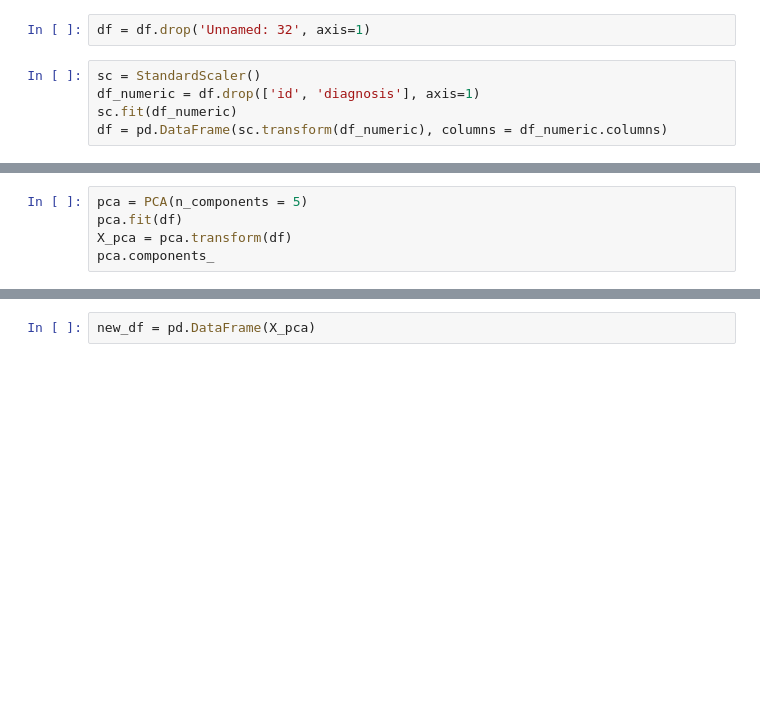
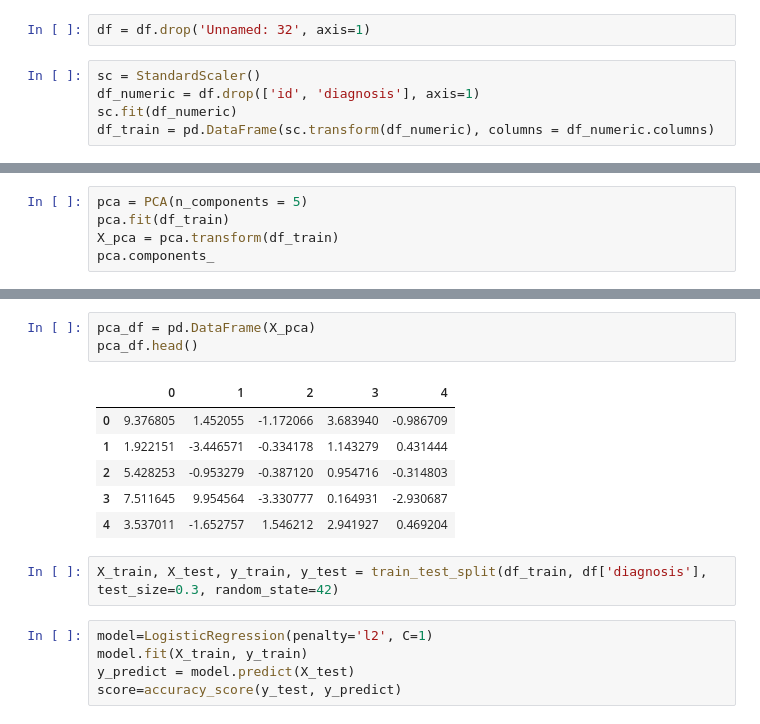
Before and after one commit to leandrocado/data-science, a Jupyter notebook: kdd-04/Task.ipynb, the cells around one changed output, grey strips where cells are left out. Drawn from its saved outputs; the diff is of its cells as text; blank space fills up the shorter version.

```diff
--- a/kdd-04/Task.ipynb
+++ b/kdd-04/Task.ipynb
@@ -57,4 +62,4 @@ df = df.drop('Unnamed: 32', axis=1)
 sc = StandardScaler()
 df_numeric = df.drop(['id', 'diagnosis'], axis=1)
 sc.fit(df_numeric)
-df = pd.DataFrame(sc.transform(df_numeric), columns = df_numeric.columns)
+df_train = pd.DataFrame(sc.transform(df_numeric), columns = df_numeric.columns)
@@ -77,7 +66,7 @@ df
 # %%
 pca = PCA(n_components = 5)
-pca.fit(df)
-X_pca = pca.transform(df)
+pca.fit(df_train)
+X_pca = pca.transform(df_train)
 pca.components_
 # %% [output]
 array([[ 1.38952903e-01,  1.04784881e-01,  2.25713744e-01,
@@ -100,2 +89,17 @@ array([[ 1.38952903e-01,  1.04784881e-01,  2.25713744e-01,
 # %%
-new_df = pd.DataFrame(X_pca)
+pca_df = pd.DataFrame(X_pca)
+pca_df.head()
+# %% [output]
+|  | 0 | 1 | 2 | 3 | 4 |
+| 0 | 9.376805 | 1.452055 | -1.172066 | 3.683940 | -0.986709 |
+| 1 | 1.922151 | -3.446571 | -0.334178 | 1.143279 | 0.431444 |
+| 2 | 5.428253 | -0.953279 | -0.387120 | 0.954716 | -0.314803 |
+| 3 | 7.511645 | 9.954564 | -3.330777 | 0.164931 | -2.930687 |
+| 4 | 3.537011 | -1.652757 | 1.546212 | 2.941927 | 0.469204 |
+# %%
+X_train, X_test, y_train, y_test = train_test_split(df_train, df['diagnosis'], test_size=0.3, random_state=42)
+# %%
+model=LogisticRegression(penalty='l2', C=1)
+model.fit(X_train, y_train)
+y_predict = model.predict(X_test)
+score=accuracy_score(y_test, y_predict)
```
Also changed, not shown: parts of 10 cells of this notebook.
